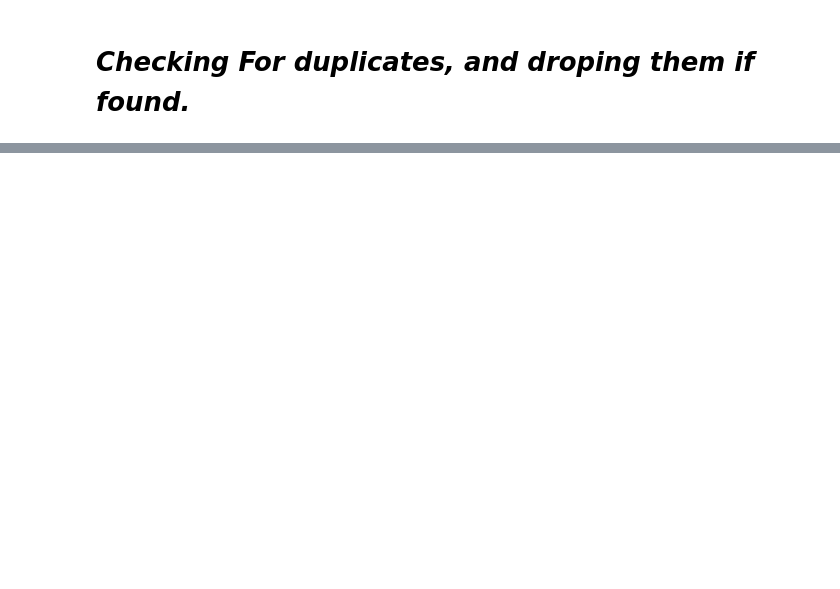
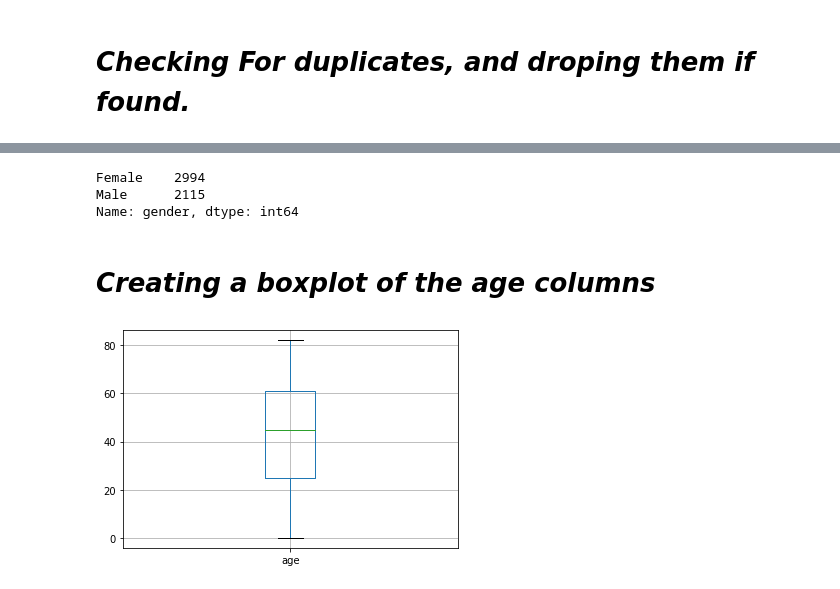
Before and after one commit to jdescartes24/Storke-Prediction, a Jupyter notebook: Stroke_prediction_model.ipynb, the cells around one changed output, grey strips where cells are left out. Saved outputs shown, nothing was run; the diff lists cells and outputs as text; code cells hidden in the pictures; blank space fills up the shorter version.

```diff
--- a/Stroke_prediction_model.ipynb
+++ b/Stroke_prediction_model.ipynb
@@ -159,0 +167,18 @@ sns.heatmap(df.corr(), annot=True, cmap='Blues');
+# %%
+df.drop(columns= 'id', inplace= True)
+df.drop(columns= 'work_type', inplace= True)
+df.drop(columns= 'Residence_type', inplace= True)
+
+df = df[df.gender != 'Other']
+values('gender')
+# %% [output]
+Female    2994
+Male      2115
+Name: gender, dtype: int64
+# %% [markdown]
+# ***Creating a boxplot of the age columns***
+# %%
+df.boxplot(column='age');
+#looking at this boxplot we can see that the average age is50 years old.
+# %% [output]
+[figure, added]
```
Also changed, not shown: parts of 101 cells of this notebook.
